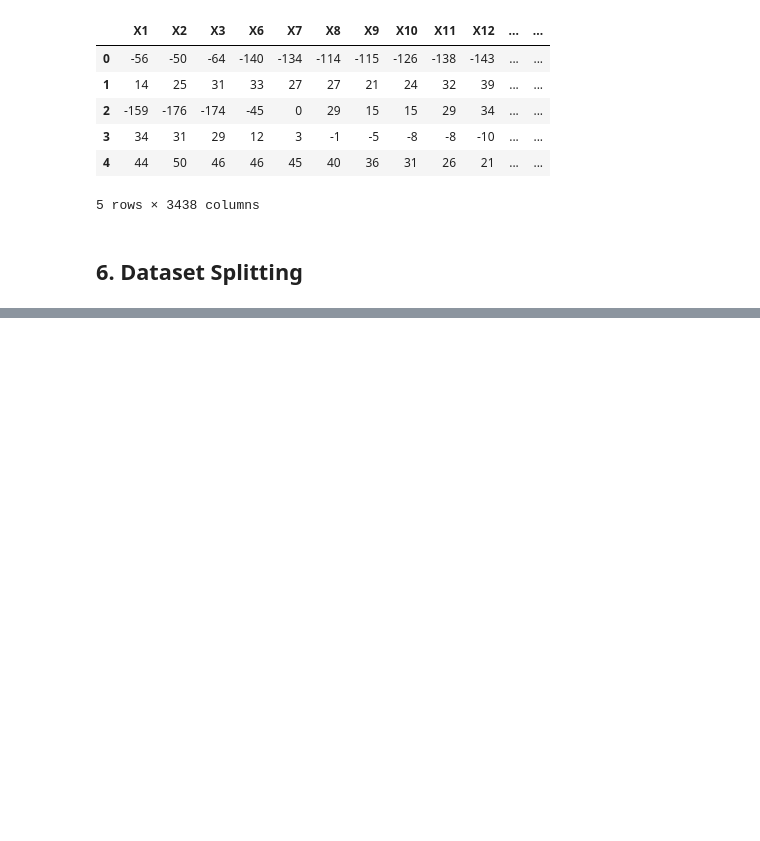
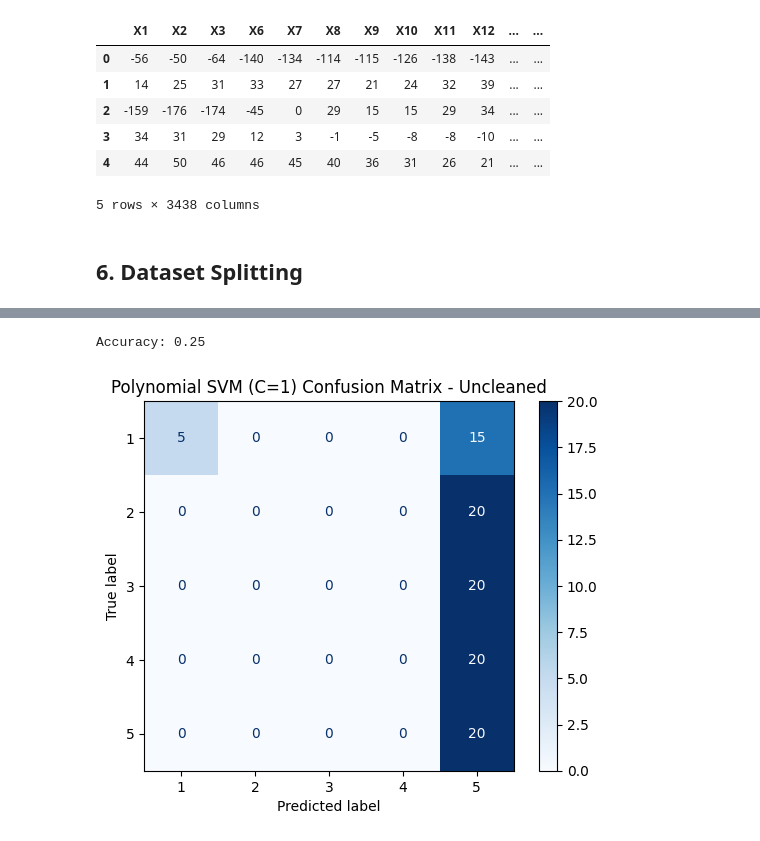
Before and after one commit to TewodrosAdimas/HealthCare, a Jupyter notebook: HealthcareLab01.ipynb, the cells around one changed output, grey strips where cells are left out. Drawn from its saved outputs; the diff is of its cells as text; code cells hidden in the pictures; blank space fills up the shorter version.

```diff
--- a/HealthcareLab01.ipynb
+++ b/HealthcareLab01.ipynb
@@ -156,0 +222,29 @@ To https://github.com/TewodrosAdimas/HealthCare.git
+# %%
+from sklearn.svm import SVC
+
+svm = SVC(kernel='poly', C=1)
+svm.fit(X_train_scaled, y_train)
+
+y_pred = svm.predict(X_test_scaled)
+
+from sklearn.metrics import accuracy_score
+
+acc = accuracy_score(y_test, y_pred)
+print("Accuracy:", acc)
+
+from sklearn.metrics import confusion_matrix, ConfusionMatrixDisplay
+import matplotlib.pyplot as plt
+
+cm = confusion_matrix(y_test, y_pred, labels=[1, 2, 3, 4, 5])
+
+disp = ConfusionMatrixDisplay(
+    confusion_matrix=cm,
+    display_labels=[1, 2, 3, 4, 5]
+)
+
+disp.plot(cmap="Blues")
+plt.title("Polynomial SVM (C=1) Confusion Matrix - Uncleaned")
+plt.show()
+# %% [output]
+Accuracy: 0.25
+[figure, added]
```
Also changed, not shown: parts of 11 cells of this notebook, 1 other file.
